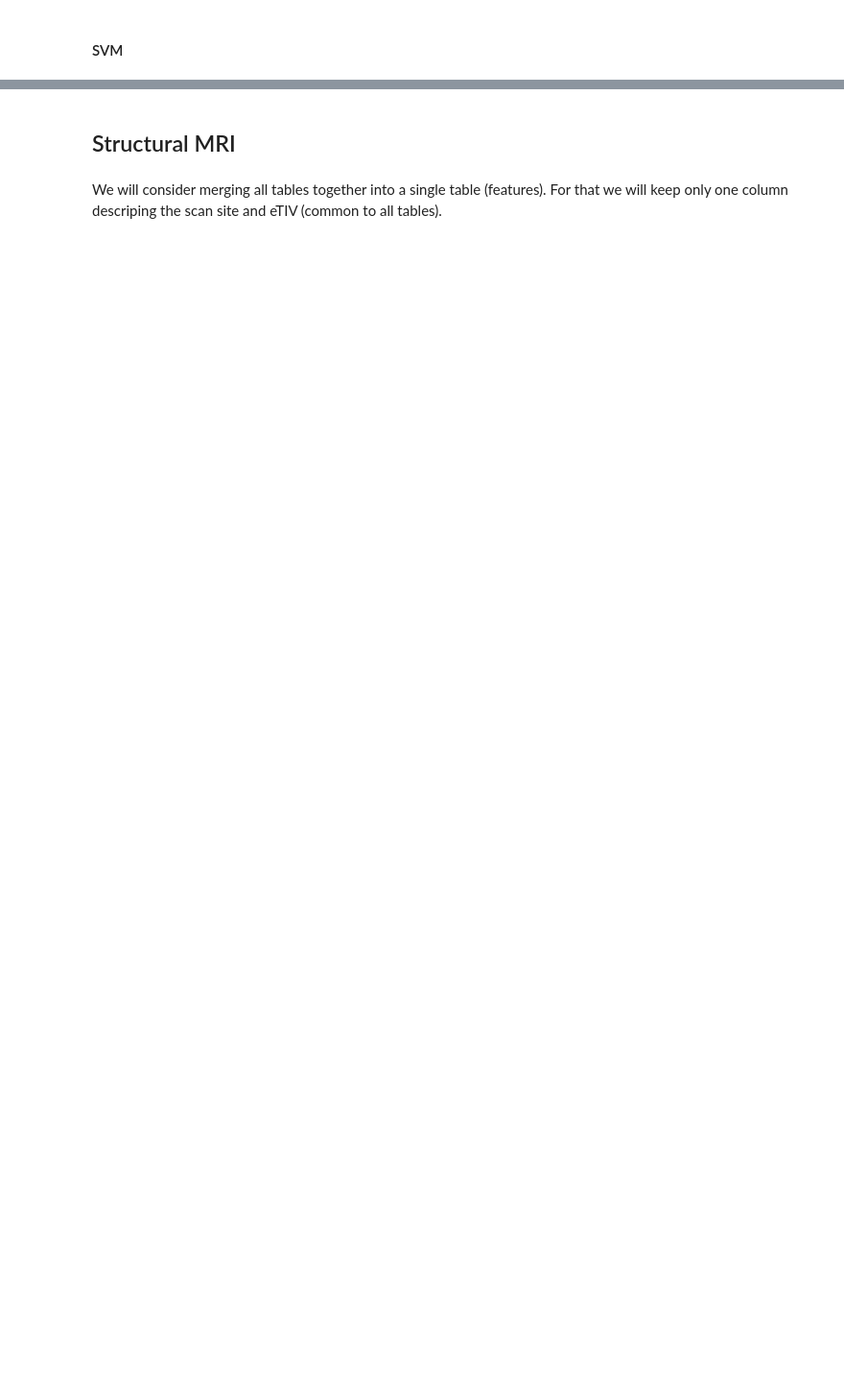
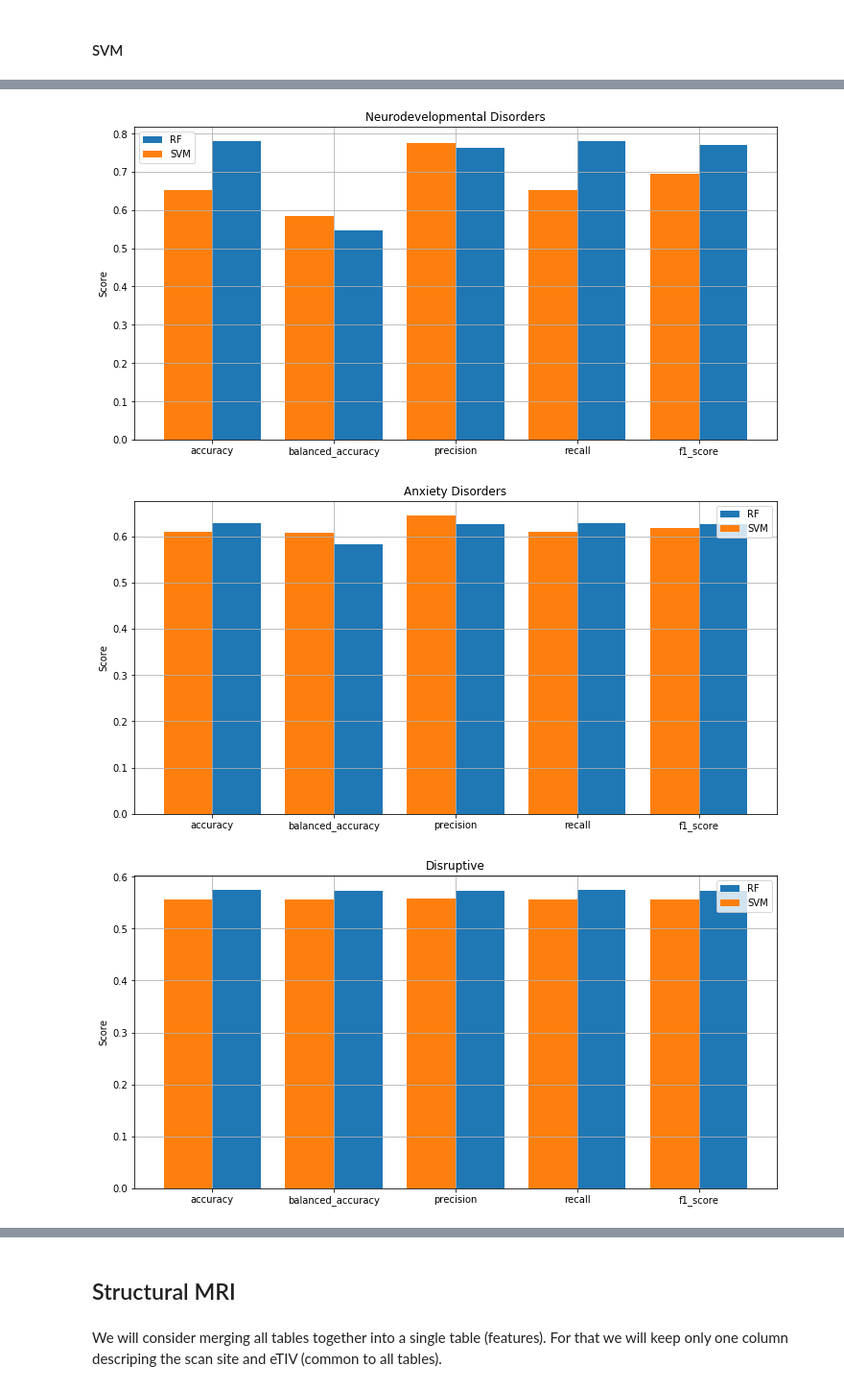
Before and after one commit to sanagno/psychiatry-mri-eeg, a Jupyter notebook: mri-experiments.ipynb, the cells around one changed output, grey strips where cells are left out. Shown at 96% size. Drawn from its saved outputs; the diff is of its cells as text; code cells hidden in the pictures; blank space fills up the shorter version.

```diff
--- a/mri-experiments.ipynb
+++ b/mri-experiments.ipynb
@@ -321,0 +486,25 @@ accuracy 0.617 balanced_accuracy 0.705 precision 0.932 0.421 recall 0.500 0.909
+# %%
+for disorder in most_common_disorders:
+    if disorder == 'No Diagnosis Given':
+        continue
+
+    rf_values = [v for v in fa_tract_rf_res[disorder].values()]
+    svm_values = [v for v in fa_tract_svm_res[disorder].values()]
+    x = np.arange(len(metrics))  # the label locations
+    width = 0.4 # the width of the bars
+
+    fig, ax = plt.subplots(figsize=(12,6))
+    rects_rf = ax.bar(x + width/2, rf_values, width, label='RF')
+    rects_svm = ax.bar(x - width/2, svm_values, width, label='SVM')
+
+    # Add some text for labels, title and custom x-axis tick labels, etc.
+    ax.set_ylabel('Score')
+    ax.set_title(disorder)
+    ax.set_xticks(x)
+    ax.set_xticklabels(metrics)
+    ax.grid(True)
+    ax.legend()
+# %% [output]
+[figure, added]
+[figure, added]
+[figure, added]
```
Also changed, not shown: parts of 23 cells of this notebook.
